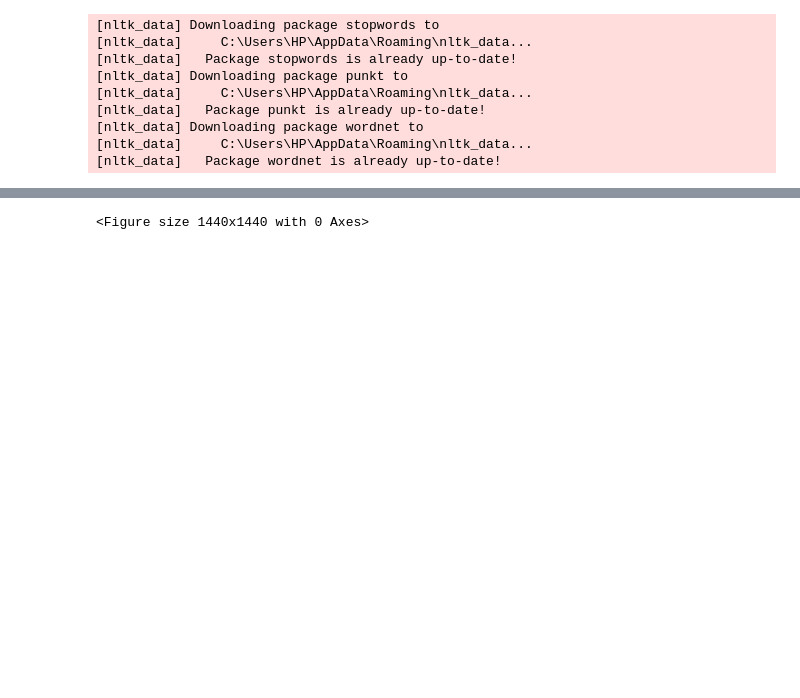
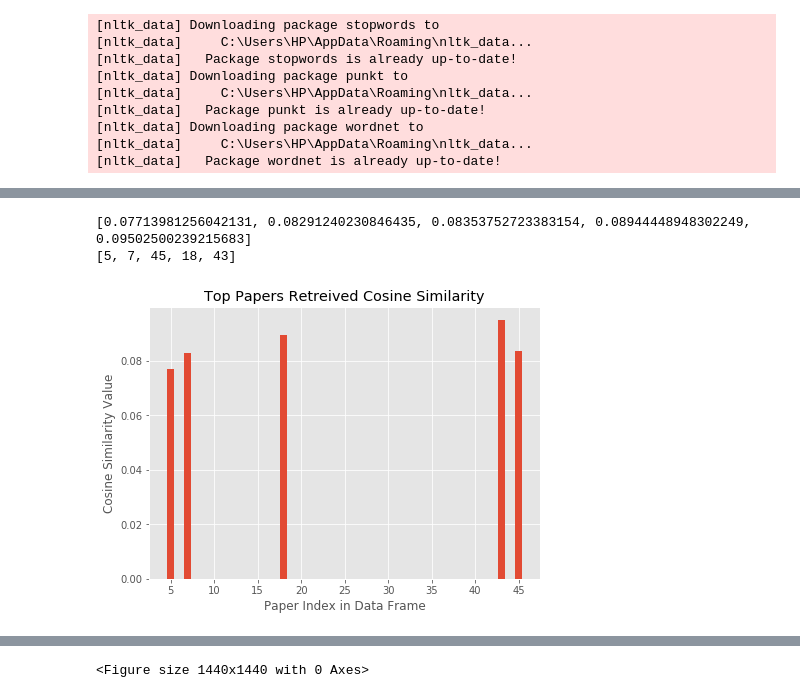
Before and after one commit to marwagaser/NLP_Project, a Jupyter notebook: NLP Project master.ipynb, the cells around one changed output, grey strips where cells are left out. Drawn from its saved outputs; the diff is of its cells as text; code cells hidden in the pictures; blank space fills up the shorter version.

```diff
--- a/NLP Project master.ipynb
+++ b/NLP Project master.ipynb
@@ -169,0 +207,17 @@ Enter your query: quarantine
+# %%
+if (flag == False):
+    values = [] # a list which will hold the cosine value of each paper outputted
+    for i in answer_indicies:
+        values.append(cosineSimilarities[i])
+    print(values)
+    print(answer_indicies)
+    plt.figure(figsize=(7, 5))
+    plt.bar(answer_indicies, values)
+    plt.xlabel('Paper Index in Data Frame')
+    plt.ylabel('Cosine Similarity Value')
+    plt.title('Top Papers Retreived Cosine Similarity')
+    plt.show()
+# %% [output]
+[0.07713981256042131, 0.08291240230846435, 0.08353752723383154, 0.08944448948302249, 0.09502500239215683]
+[5, 7, 45, 18, 43]
+[figure, added]
```
Also changed, not shown: parts of 25 cells of this notebook.
